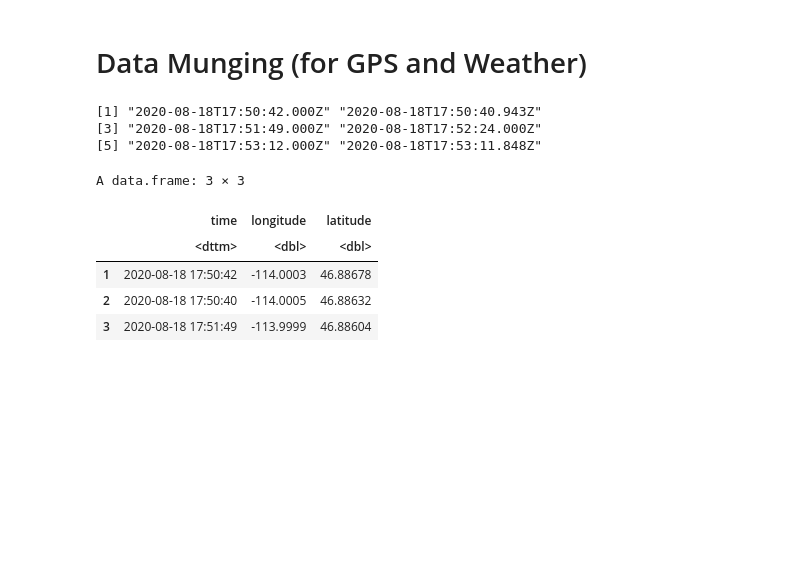
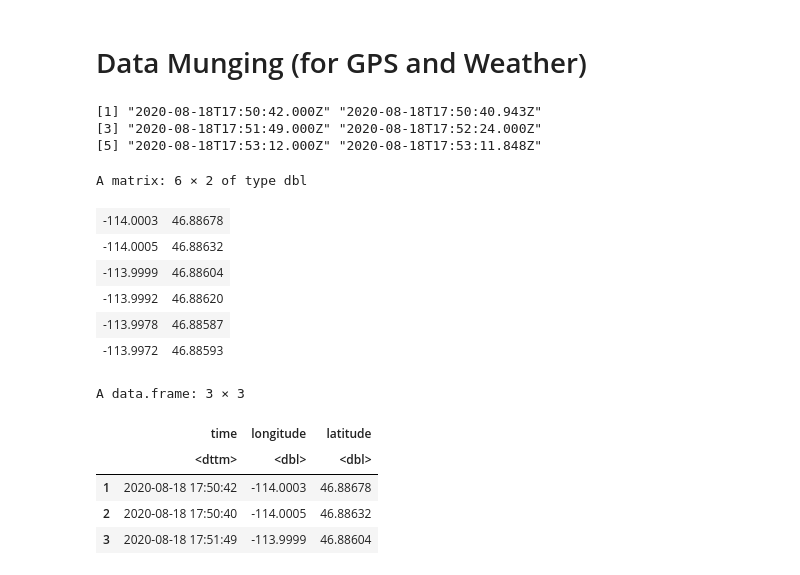
Before and after one commit to huberf/stat3105-proj2, a Jupyter notebook: bomb_plan.ipynb, the cells around one changed output. Cells and saved outputs as stored; diff of their text form; code cells hidden in the pictures; blank space fills up the shorter version.

```diff
--- a/bomb_plan.ipynb
+++ b/bomb_plan.ipynb
@@ -37,6 +37,16 @@ head(gps_raw[[1]]$features$properties$time)
 [1] "2020-08-18T17:50:42.000Z" "2020-08-18T17:50:40.943Z"
 [3] "2020-08-18T17:51:49.000Z" "2020-08-18T17:52:24.000Z"
 [5] "2020-08-18T17:53:12.000Z" "2020-08-18T17:53:11.848Z"
+# %%
+head(coords[[1]])
+# %% [output]
+A matrix: 6 × 2 of type dbl
+| -114.0003 | 46.88678 |
+| -114.0005 | 46.88632 |
+| -113.9999 | 46.88604 |
+| -113.9992 | 46.88620 |
+| -113.9978 | 46.88587 |
+| -113.9972 | 46.88593 |
 # %%
 days_dfs <- map(names(gps_raw), function(name) {
     data.frame(time =strptime(gps_raw[[name]]$features$properties$time,format = "%Y-%m-%dT%H:%M:%S", tz="UTC"),
```
Also changed, not shown: parts of 1 cell of this notebook, 3 other files.
